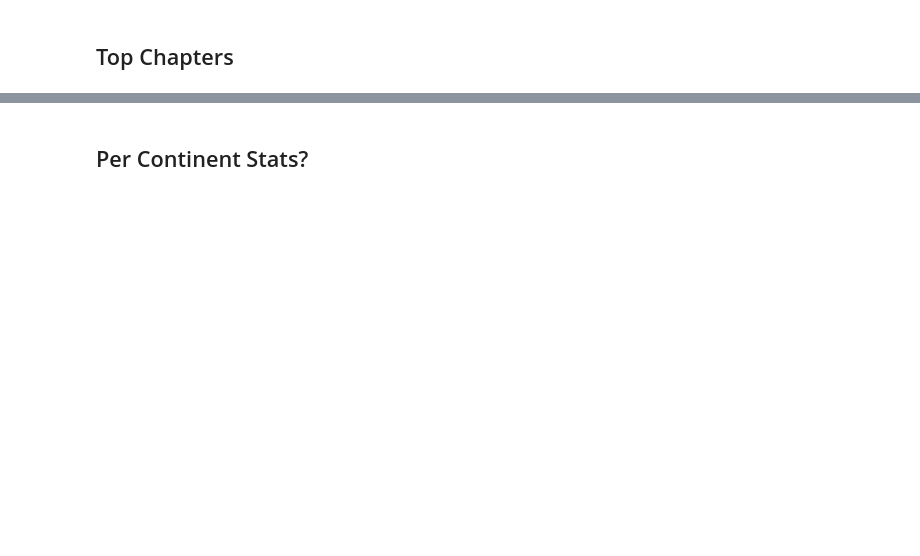
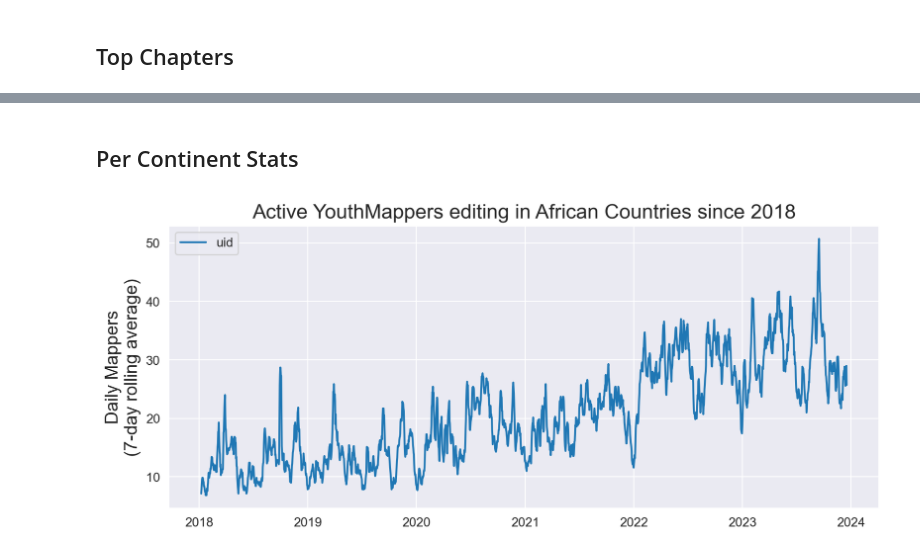
Before and after one commit to youthmappers/activity-dashboard-backend, a Jupyter notebook: Process Daily YM Stats Parquet Files.ipynb, the cells around one changed output, grey strips where cells are left out. Drawn from its saved outputs; the diff is of its cells as text; code cells hidden in the pictures; blank space fills up the shorter version.

```diff
--- a/Process Daily YM Stats Parquet Files.ipynb
+++ b/Process Daily YM Stats Parquet Files.ipynb
@@ -260,10 +290,12 @@ top_chaps.sum()
 # %% [markdown]
-## Per Continent Stats?
+## Per Continent Stats
 # %%
 ax = df_[(df_.edit_continent=='Africa') &
-         (df_._day>datetime(2018,1,1,0,0,0))
-        ].groupby('_day').aggregate({'uid':'nunique'}).sort_index().rolling(7).mean().plot(figsize=(10,4))
+         (df_.day>date(2018,1,1))
+        ].groupby('day').aggregate({'uid':'nunique'}).sort_index().rolling(7).mean().plot(figsize=(10,4))
 ax.set_title("Active YouthMappers editing in African Countries since 2018", fontsize=16)
 ax.set_ylabel("Daily Mappers\n(7-day rolling average)", fontsize=14); ax.set_xlabel(None);
+# %% [output]
+[figure, added]
 # %%
 ax = df_[(df_.edit_continent=='Africa') &
```
Also changed, not shown: parts of 45 cells of this notebook.
